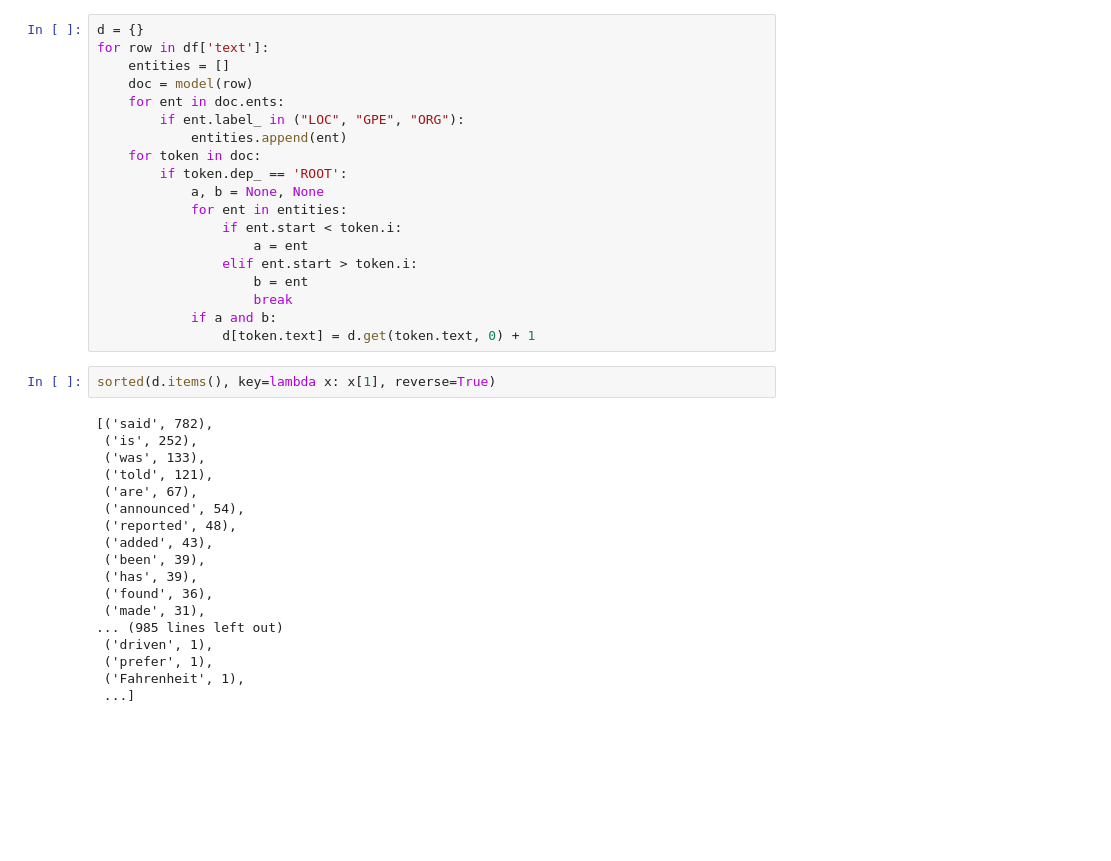
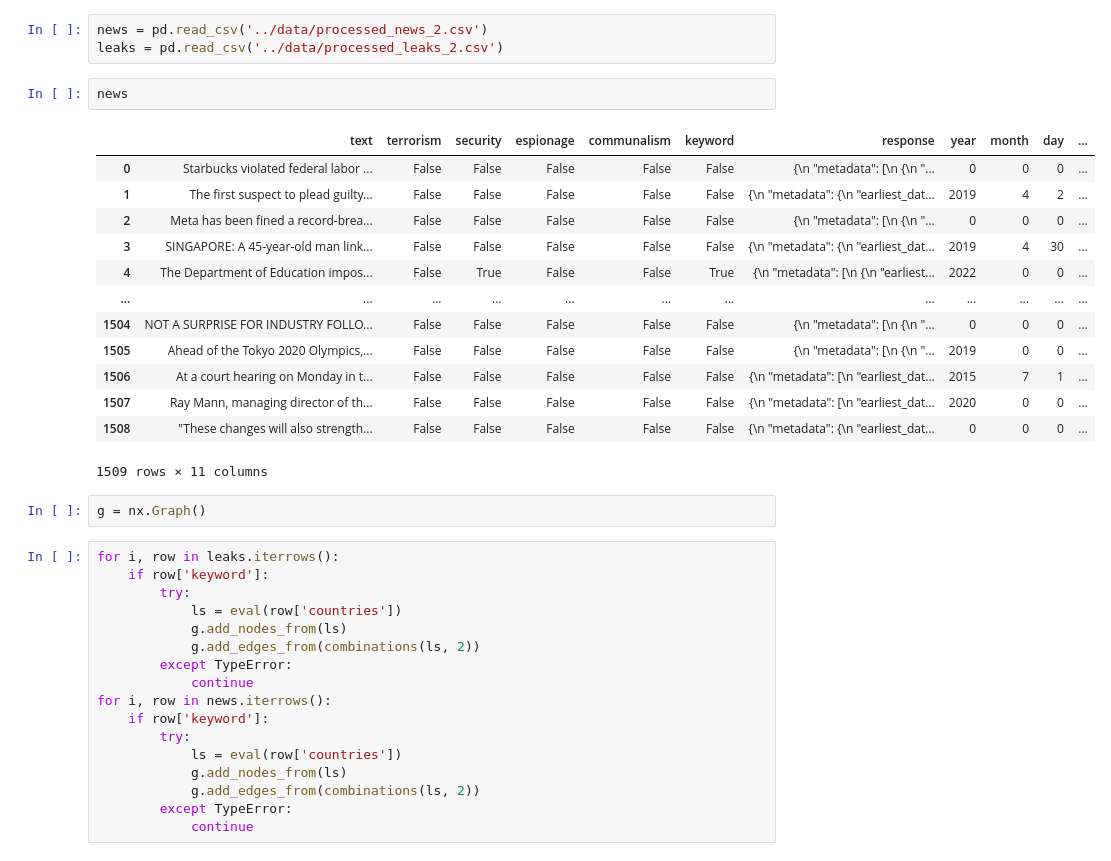
Before and after one commit to dhcchh/Team-xgboosted---SMU-BIA-Datathon-2025, a Jupyter notebook: src/graphs.ipynb, the cells around one changed output. Drawn from its saved outputs; the diff is of its cells as text; blank space fills up the shorter version.

```diff
--- a/src/graphs.ipynb
+++ b/src/graphs.ipynb
@@ -94,39 +6,38 @@ EU said the United States
-# %%
-d = {}
-for row in df['text']:
-    entities = []
-    doc = model(row)
-    for ent in doc.ents:
-        if ent.label_ in ("LOC", "GPE", "ORG"):
-            entities.append(ent)
-    for token in doc:
-        if token.dep_ == 'ROOT':
-            a, b = None, None
-            for ent in entities:
-                if ent.start < token.i:
-                    a = ent
-                elif ent.start > token.i:
-                    b = ent
-                    break
-            if a and b:
-                d[token.text] = d.get(token.text, 0) + 1
-# %%
-sorted(d.items(), key=lambda x: x[1], reverse=True)
-# %% [output]
-[('said', 782),
- ('is', 252),
- ('was', 133),
- ('told', 121),
- ('are', 67),
- ('announced', 54),
- ('reported', 48),
- ('added', 43),
- ('been', 39),
- ('has', 39),
- ('found', 36),
- ('made', 31),
-... (985 lines left out)
- ('driven', 1),
- ('prefer', 1),
- ('Fahrenheit', 1),
- ...]
+# %%
+news = pd.read_csv('../data/processed_news_2.csv')
+leaks = pd.read_csv('../data/processed_leaks_2.csv')
+# %%
+news
+# %% [output]
+|  | text | terrorism | security | espionage | communalism | keyword | response | year | month | day | ... |
+| 0 | Starbucks violated federal labor ... | False | False | False | False | False | {\n "metadata": [\n {\n "... | 0 | 0 | 0 | ... |
+| 1 | The first suspect to plead guilty... | False | False | False | False | False | {\n "metadata": {\n "earliest_dat... | 2019 | 4 | 2 | ... |
+| 2 | Meta has been fined a record-brea... | False | False | False | False | False | {\n "metadata": [\n {\n "... | 0 | 0 | 0 | ... |
+| 3 | SINGAPORE: A 45-year-old man link... | False | False | False | False | False | {\n "metadata": {\n "earliest_dat... | 2019 | 4 | 30 | ... |
+| 4 | The Department of Education impos... | False | True | False | False | True | {\n "metadata": [\n {\n "earliest... | 2022 | 0 | 0 | ... |
+| ... | ... | ... | ... | ... | ... | ... | ... | ... | ... | ... | ... |
+| 1504 | NOT A SURPRISE FOR INDUSTRY FOLLO... | False | False | False | False | False | {\n "metadata": [\n {\n "... | 0 | 0 | 0 | ... |
+| 1505 | Ahead of the Tokyo 2020 Olympics,... | False | False | False | False | False | {\n "metadata": [\n {\n "... | 2019 | 0 | 0 | ... |
+| 1506 | At a court hearing on Monday in t... | False | False | False | False | False | {\n "metadata": [\n "earliest_dat... | 2015 | 7 | 1 | ... |
+| 1507 | Ray Mann, managing director of th... | False | False | False | False | False | {\n "metadata": [\n "earliest_dat... | 2020 | 0 | 0 | ... |
+| 1508 | "These changes will also strength... | False | False | False | False | False | {\n "metadata": {\n "earliest_dat... | 0 | 0 | 0 | ... |
+1509 rows × 11 columns
+# %%
+g = nx.Graph()
+# %%
+for i, row in leaks.iterrows():
+    if row['keyword']:
+        try:
+            ls = eval(row['countries'])
+            g.add_nodes_from(ls)
+            g.add_edges_from(combinations(ls, 2))
+        except TypeError:
+            continue
+for i, row in news.iterrows():
+    if row['keyword']:
+        try:
+            ls = eval(row['countries'])
+            g.add_nodes_from(ls)
+            g.add_edges_from(combinations(ls, 2))
+        except TypeError:
+            continue
```
Also changed, not shown: parts of 13 cells of this notebook.
